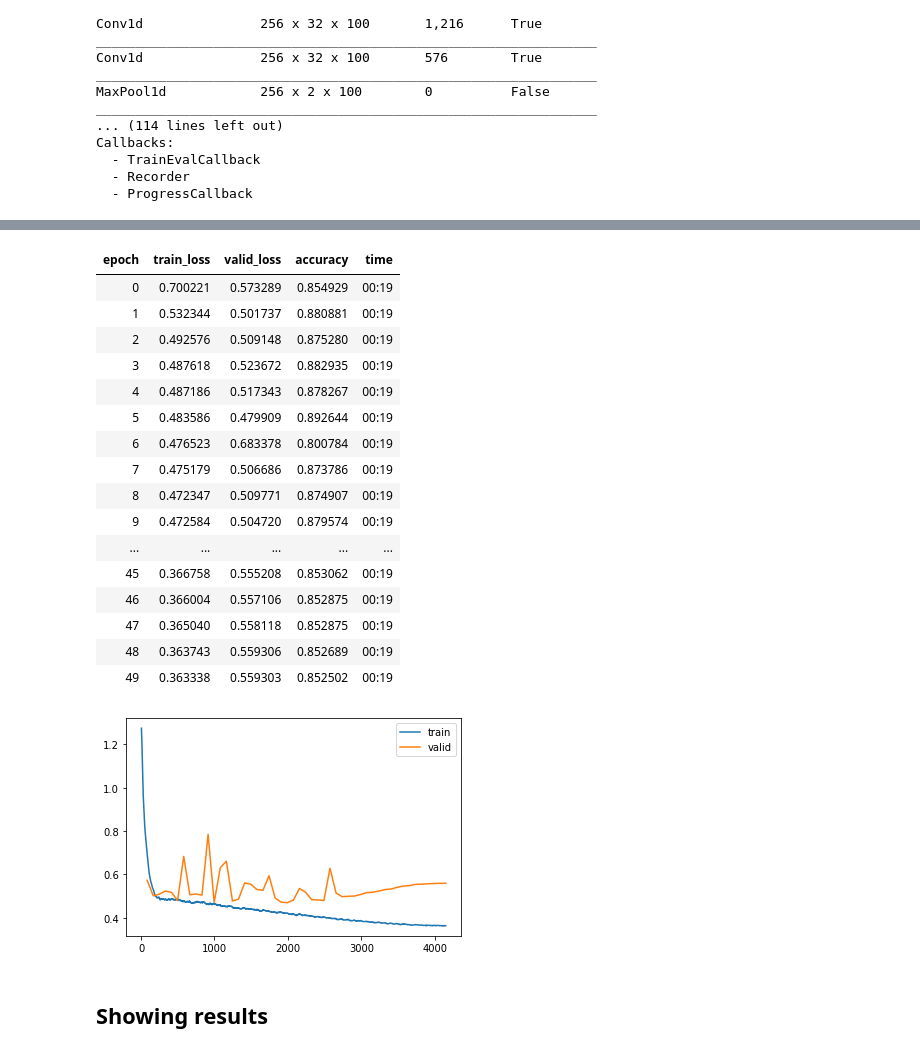
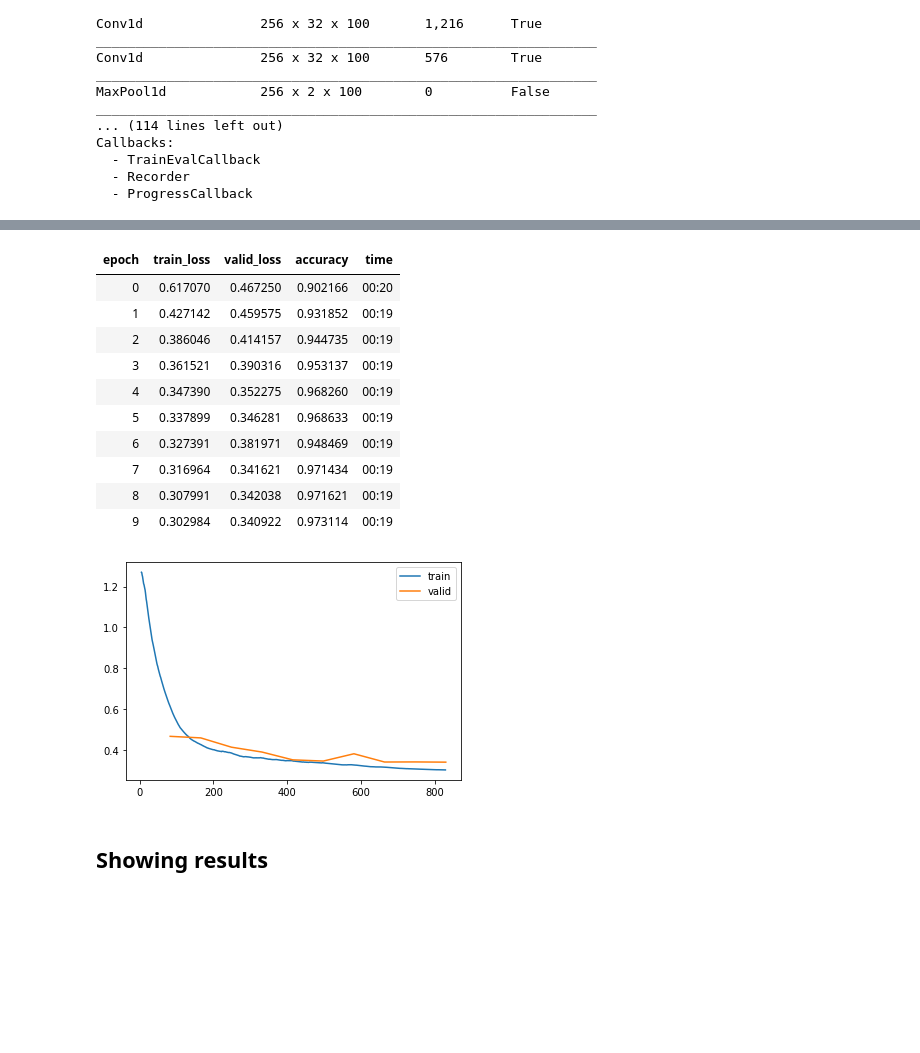
Before and after one commit to vrodriguezf/mlchaos, a Jupyter notebook: nbs/_motion_classification_time_series.ipynb, the cells around one changed output, grey strips where cells are left out. Cells and saved outputs as stored; diff of their text form; code cells hidden in the pictures; blank space fills up the shorter version.

```diff
--- a/nbs/_motion_classification_time_series.ipynb
+++ b/nbs/_motion_classification_time_series.ipynb
@@ -33,13 +28,11 @@ The data must be loaded as a `TSDataChaos` object, created from a pair (or a seq
 1. The first file of the pair contains the data of the Poincare map
 2. The second file of the pair contains the index of the motion (0.0, 1.0 or 2.0)
 # %%
+ds_path = base_path/'data/second_dataset'
 fnames = [
-    (base_path/'data/second_dataset/eps_1e-2/Poincare.plt',
-     base_path/'data/second_dataset/eps_1e-2/index.plt'),
-    (base_path/'data/second_dataset/eps_3e-2/Poincare.plt',
-     base_path/'data/second_dataset/eps_3e-2/index.plt'),
-    (base_path/'data/second_dataset/eps_3e-2/Poincare.plt',
-     base_path/'data/second_dataset/eps_5e-2/index.plt')
+    (ds_path/'eps_1e-2/Poincare.plt', ds_path/'eps_1e-2/index.plt'),
+    (ds_path/'eps_3e-2/Poincare.plt', ds_path/'eps_3e-2/index.plt'),
+    (ds_path/'eps_5e-2/Poincare.plt', ds_path/'eps_5e-2/index.plt')
 ]
 data = TSDataChaos.from_poincare_and_index_files(fnames)
 data
@@ -63,8 +56,8 @@ The class -1 represents uncertainty in the FLI-based classication. If desired, w
 # %%
 add_uncertainty_class = False
 if not add_uncertainty_class:
-    data.x = data.x[data.y != -1.]
-    data.y = data.y[data.y != -1.]
+    data.x = data.x[data.y != -1]
+    data.y = data.y[data.y != -1]
 data
 # %% [output]
 TSDataChaos:
@@ -206,25 +199,19 @@ lr_min, lr_steep
 # %%
-learn.fit_one_cycle(50, lr_max=5e-3)
+learn.fit_one_cycle(10, lr_max=3e-3)
 learn.recorder.plot_loss()
 # %% [output]
 | epoch | train_loss | valid_loss | accuracy | time |
-| 0 | 0.700221 | 0.573289 | 0.854929 | 00:19 |
-| 1 | 0.532344 | 0.501737 | 0.880881 | 00:19 |
-| 2 | 0.492576 | 0.509148 | 0.875280 | 00:19 |
-| 3 | 0.487618 | 0.523672 | 0.882935 | 00:19 |
-| 4 | 0.487186 | 0.517343 | 0.878267 | 00:19 |
-| 5 | 0.483586 | 0.479909 | 0.892644 | 00:19 |
-| 6 | 0.476523 | 0.683378 | 0.800784 | 00:19 |
-| 7 | 0.475179 | 0.506686 | 0.873786 | 00:19 |
-| 8 | 0.472347 | 0.509771 | 0.874907 | 00:19 |
-| 9 | 0.472584 | 0.504720 | 0.879574 | 00:19 |
-| ... | ... | ... | ... | ... |
-| 45 | 0.366758 | 0.555208 | 0.853062 | 00:19 |
-| 46 | 0.366004 | 0.557106 | 0.852875 | 00:19 |
-| 47 | 0.365040 | 0.558118 | 0.852875 | 00:19 |
-| 48 | 0.363743 | 0.559306 | 0.852689 | 00:19 |
-| 49 | 0.363338 | 0.559303 | 0.852502 | 00:19 |
+| 0 | 0.617070 | 0.467250 | 0.902166 | 00:20 |
+| 1 | 0.427142 | 0.459575 | 0.931852 | 00:19 |
+| 2 | 0.386046 | 0.414157 | 0.944735 | 00:19 |
+| 3 | 0.361521 | 0.390316 | 0.953137 | 00:19 |
+| 4 | 0.347390 | 0.352275 | 0.968260 | 00:19 |
+| 5 | 0.337899 | 0.346281 | 0.968633 | 00:19 |
+| 6 | 0.327391 | 0.381971 | 0.948469 | 00:19 |
+| 7 | 0.316964 | 0.341621 | 0.971434 | 00:19 |
+| 8 | 0.307991 | 0.342038 | 0.971621 | 00:19 |
+| 9 | 0.302984 | 0.340922 | 0.973114 | 00:19 |
-[figure, old version]
+[figure, new version]
 # %% [markdown]
 ## Showing results
 # %% [markdown]
```
Also changed, not shown: parts of 15 cells of this notebook.
